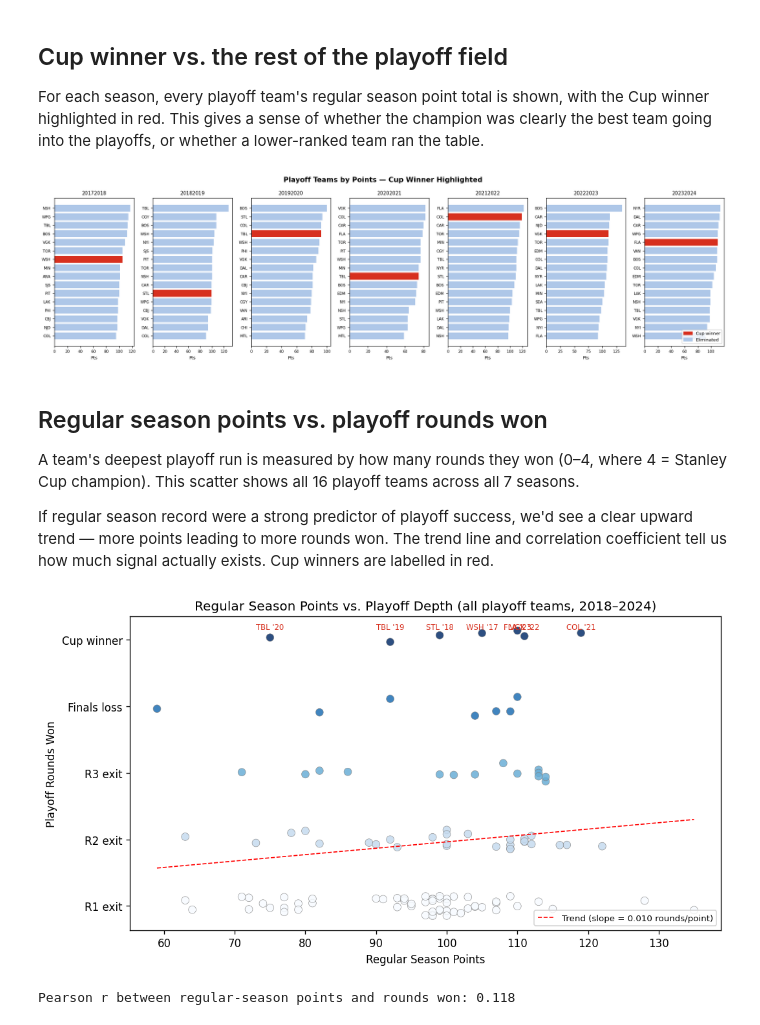
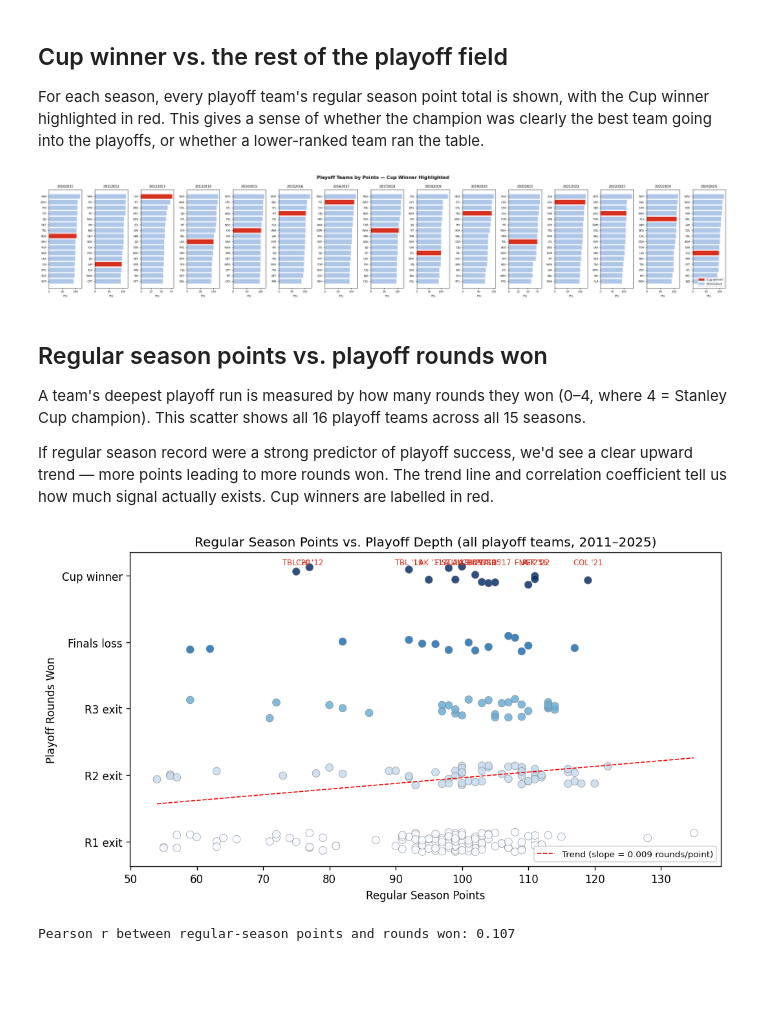
Before and after one commit to thetylerb/nhl-playoff-predictor, a Jupyter notebook: notebooks/03_standings_vs_cup.ipynb, the cells around one changed output. Saved outputs shown, nothing was run; the diff lists cells and outputs as text; code cells hidden in the pictures; blank space fills up the shorter version.

```diff
--- a/notebooks/03_standings_vs_cup.ipynb
+++ b/notebooks/03_standings_vs_cup.ipynb
@@ -182,38 +188,39 @@ For each season, every playoff team's regular season point total is shown, with
 # %%
 # Identify playoff teams each season
 playoff_teams = pd.concat([
     matchups[['season', 'team_hi']].rename(columns={'team_hi': 'team'}),
     matchups[['season', 'team_lo']].rename(columns={'team_lo': 'team'})
 ]).drop_duplicates()
 
 playoff_standings = playoff_teams.merge(standings, on=['season', 'team'])
 
 seasons_sorted = sorted(cup_data['season'].unique())
-fig, axes = plt.subplots(1, len(seasons_sorted), figsize=(18, 5))
+n_seasons = len(seasons_sorted)
+fig, axes = plt.subplots(1, n_seasons, figsize=(n_seasons * 1.8, 5))
 fig.suptitle('Playoff Teams by Points — Cup Winner Highlighted', fontsize=13, fontweight='bold')
 
 for ax, season in zip(axes, seasons_sorted):
     season_teams = playoff_standings[playoff_standings['season'] == season].sort_values('points')
     cup_team = cup_data[cup_data['season'] == season]['cup_winner'].values[0]
     colors = ['#d7301f' if t == cup_team else '#aec7e8' for t in season_teams['team']]
     ax.barh(season_teams['team'], season_teams['points'], color=colors)
     ax.set_title(season, fontsize=9)
     ax.set_xlabel('Pts', fontsize=8)
     ax.tick_params(axis='y', labelsize=7)
     ax.tick_params(axis='x', labelsize=7)
 
 red_patch = mpatches.Patch(color='#d7301f', label='Cup winner')
 blue_patch = mpatches.Patch(color='#aec7e8', label='Eliminated')
 axes[-1].legend(handles=[red_patch, blue_patch], fontsize=8, loc='lower right')
 
 plt.tight_layout()
 plt.show()
 # %% [output]
-[figure, old version]
+[figure, new version]
 # %% [markdown]
 ## Regular season points vs. playoff rounds won
 
-A team's deepest playoff run is measured by how many rounds they won (0–4, where 4 = Stanley Cup champion). This scatter shows all 16 playoff teams across all 7 seasons.
+A team's deepest playoff run is measured by how many rounds they won (0–4, where 4 = Stanley Cup champion). This scatter shows all 16 playoff teams across all 15 seasons.
 
 If regular season record were a strong predictor of playoff success, we'd see a clear upward trend — more points leading to more rounds won. The trend line and correlation coefficient tell us how much signal actually exists. Cup winners are labelled in red.
 # %%
@@ -263,7 +270,7 @@ ax.set_xlabel('Regular Season Points')
 ax.set_ylabel('Playoff Rounds Won')
 ax.set_yticks([0, 1, 2, 3, 4])
 ax.set_yticklabels(['R1 exit', 'R2 exit', 'R3 exit', 'Finals loss', 'Cup winner'])
-ax.set_title('Regular Season Points vs. Playoff Depth (all playoff teams, 2018–2024)')
+ax.set_title('Regular Season Points vs. Playoff Depth (all playoff teams, 2011–2025)')
 ax.legend(fontsize=8, loc='lower right')
 plt.tight_layout()
 plt.show()
@@ -271,5 +278,5 @@ plt.show()
 corr = all_playoff[['points', 'rounds_won']].corr().iloc[0, 1]
 print(f"Pearson r between regular-season points and rounds won: {corr:.3f}")
 # %% [output]
-[figure, old version]
+[figure, new version]
-Pearson r between regular-season points and rounds won: 0.118
+Pearson r between regular-season points and rounds won: 0.107
```
Also changed, not shown: parts of 7 cells of this notebook, 13 other files.
